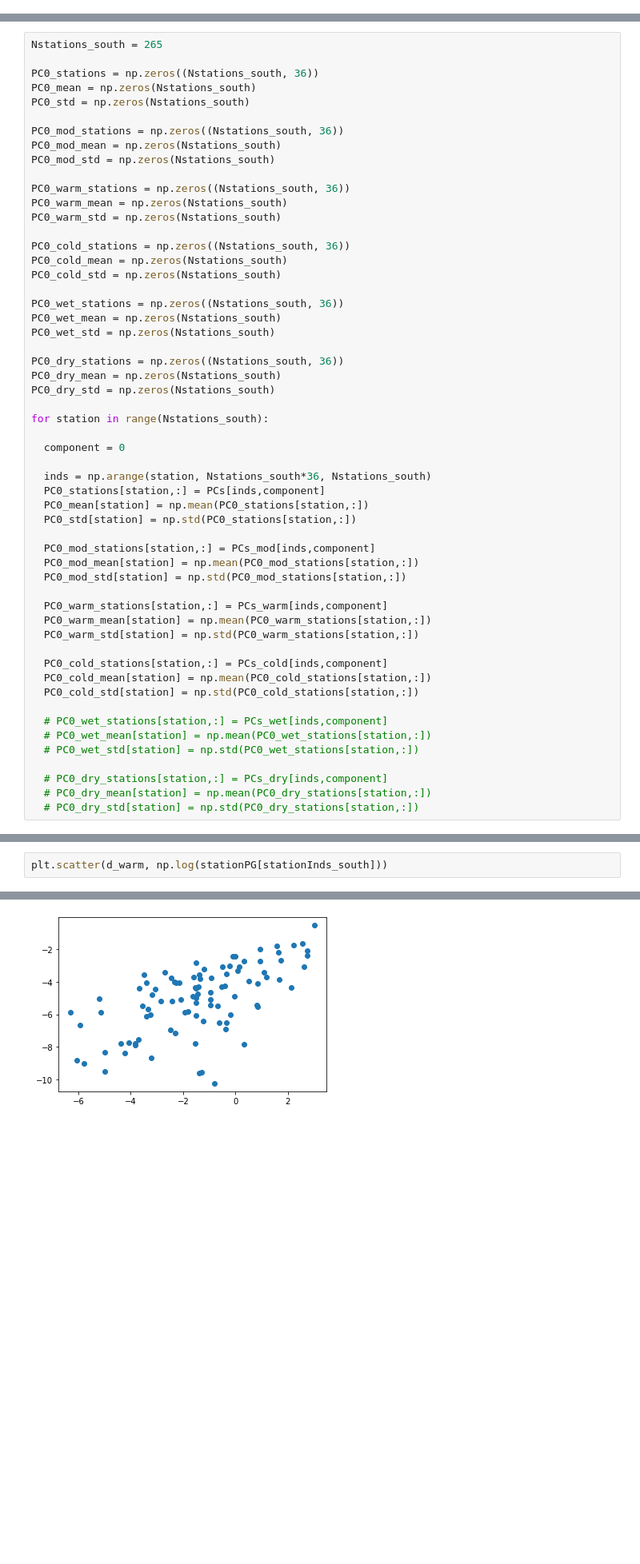
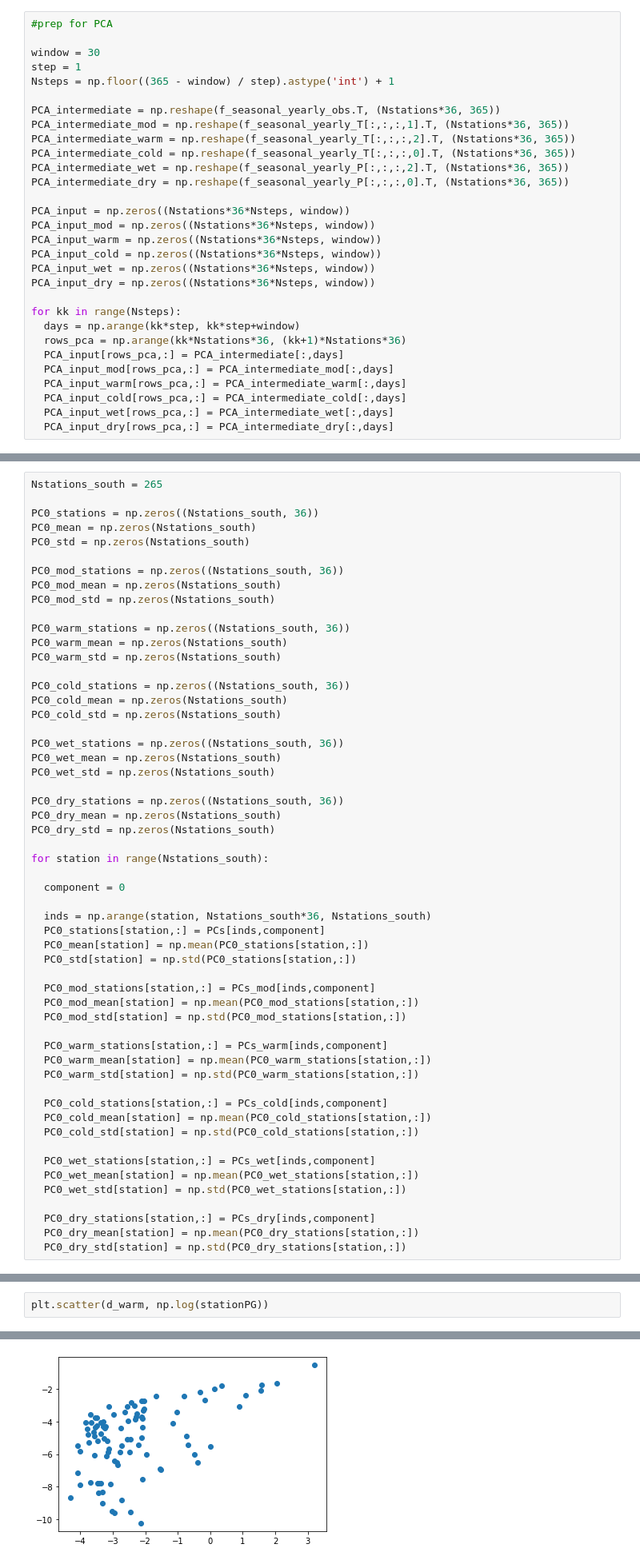
Before and after one commit to andersonsam/cnn_lstm_interpret, a Jupyter notebook: glacier_PC_space.ipynb, the cells around one changed output, grey strips where cells are left out. Shown at 80% size. Drawn from its saved outputs; the diff is of its cells as text; blank space fills up the shorter version.

```diff
--- a/glacier_PC_space.ipynb
+++ b/glacier_PC_space.ipynb
@@ -1546,0 +1627,30 @@ array([0.50932615, 0.13404319, 0.07691335, 0.05553512, 0.05143585,
+# %%
+#prep for PCA
+
+window = 30
+step = 1
+Nsteps = np.floor((365 - window) / step).astype('int') + 1
+
+PCA_intermediate = np.reshape(f_seasonal_yearly_obs.T, (Nstations*36, 365))
+PCA_intermediate_mod = np.reshape(f_seasonal_yearly_T[:,:,:,1].T, (Nstations*36, 365))
+PCA_intermediate_warm = np.reshape(f_seasonal_yearly_T[:,:,:,2].T, (Nstations*36, 365))
+PCA_intermediate_cold = np.reshape(f_seasonal_yearly_T[:,:,:,0].T, (Nstations*36, 365))
+PCA_intermediate_wet = np.reshape(f_seasonal_yearly_P[:,:,:,2].T, (Nstations*36, 365))
+PCA_intermediate_dry = np.reshape(f_seasonal_yearly_P[:,:,:,0].T, (Nstations*36, 365))
+
+PCA_input = np.zeros((Nstations*36*Nsteps, window))
+PCA_input_mod = np.zeros((Nstations*36*Nsteps, window))
+PCA_input_warm = np.zeros((Nstations*36*Nsteps, window))
+PCA_input_cold = np.zeros((Nstations*36*Nsteps, window))
+PCA_input_wet = np.zeros((Nstations*36*Nsteps, window))
+PCA_input_dry = np.zeros((Nstations*36*Nsteps, window))
+
+for kk in range(Nsteps):
+  days = np.arange(kk*step, kk*step+window)
+  rows_pca = np.arange(kk*Nstations*36, (kk+1)*Nstations*36)
+  PCA_input[rows_pca,:] = PCA_intermediate[:,days]
+  PCA_input_mod[rows_pca,:] = PCA_intermediate_mod[:,days]
+  PCA_input_warm[rows_pca,:] = PCA_intermediate_warm[:,days]
+  PCA_input_cold[rows_pca,:] = PCA_intermediate_cold[:,days]
+  PCA_input_wet[rows_pca,:] = PCA_intermediate_wet[:,days]
+  PCA_input_dry[rows_pca,:] = PCA_intermediate_dry[:,days]
@@ -1604,10 +1782,10 @@ for station in range(Nstations_south):
   PC0_cold_mean[station] = np.mean(PC0_cold_stations[station,:])
   PC0_cold_std[station] = np.std(PC0_cold_stations[station,:])
 
-  # PC0_wet_stations[station,:] = PCs_wet[inds,component]
-  # PC0_wet_mean[station] = np.mean(PC0_wet_stations[station,:])
-  # PC0_wet_std[station] = np.std(PC0_wet_stations[station,:])
+  PC0_wet_stations[station,:] = PCs_wet[inds,component]
+  PC0_wet_mean[station] = np.mean(PC0_wet_stations[station,:])
+  PC0_wet_std[station] = np.std(PC0_wet_stations[station,:])
 
-  # PC0_dry_stations[station,:] = PCs_dry[inds,component]
-  # PC0_dry_mean[station] = np.mean(PC0_dry_stations[station,:])
-  # PC0_dry_std[station] = np.std(PC0_dry_stations[station,:])
+  PC0_dry_stations[station,:] = PCs_dry[inds,component]
+  PC0_dry_mean[station] = np.mean(PC0_dry_stations[station,:])
+  PC0_dry_std[station] = np.std(PC0_dry_stations[station,:])
@@ -1703,6 +1883,6 @@ for aa in ax.flatten():
 # %%
-plt.scatter(d_warm, np.log(stationPG[stationInds_south]))
+plt.scatter(d_warm, np.log(stationPG))
 # %% [output]
 <matplotlib.collections.PathCollection at 0x...>
-[figure, old version]
+[figure, new version]
 # %%
```
Also changed, not shown: parts of 70 cells of this notebook.
